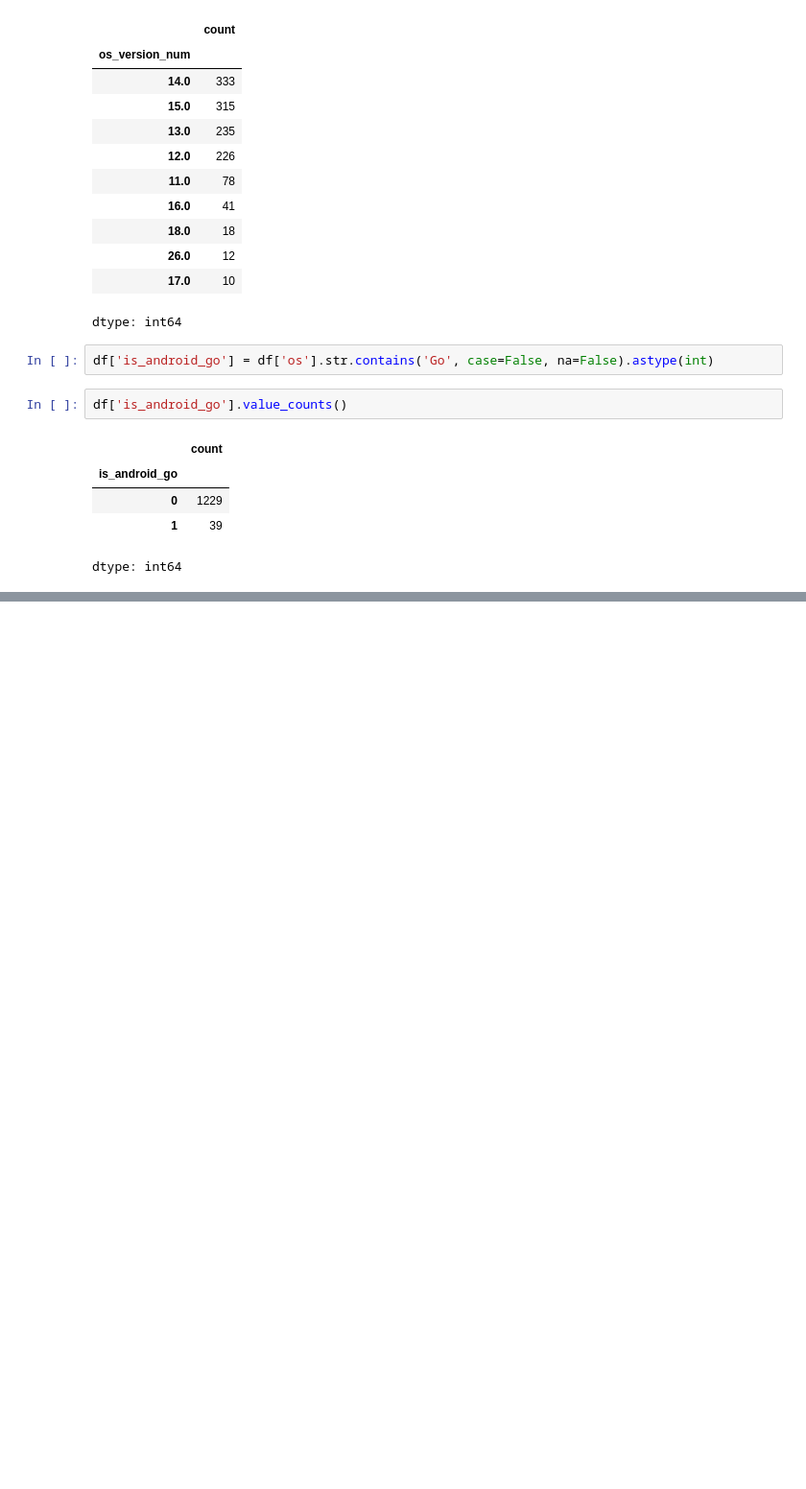
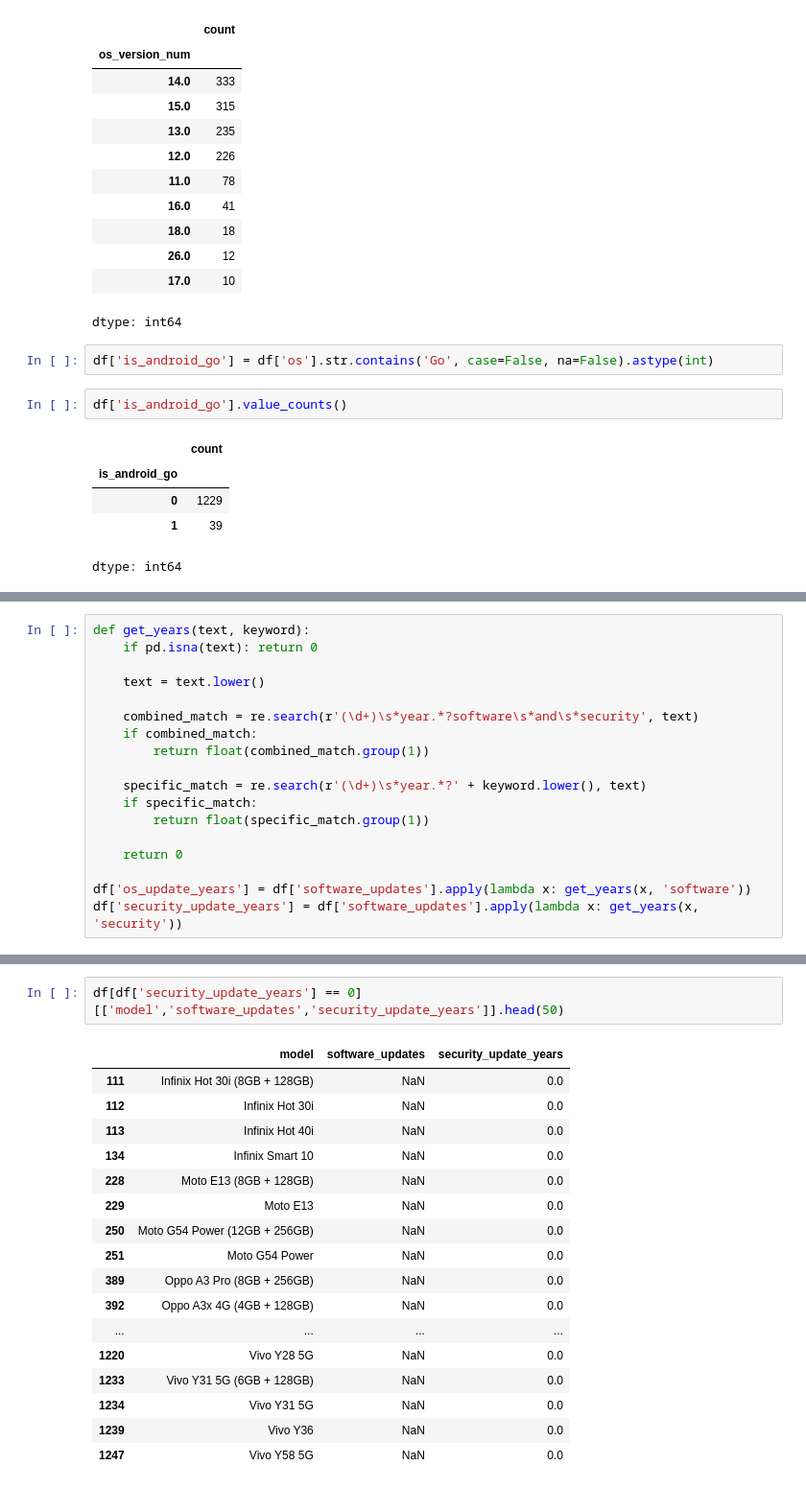
Before and after one commit to rajeshxdatascience/smartphone-recommender-system, a Jupyter notebook: SpecLens_AI_Data_Engineering.ipynb, the cells around one changed output, grey strips where cells are left out. Shown at 96% size. Drawn from its saved outputs; the diff is of its cells as text; blank space fills up the shorter version.

Commit message:
feat: extracted OS and Security update years; handled budget devices with zero OS support

```diff
--- a/SpecLens_AI_Data_Engineering.ipynb
+++ b/SpecLens_AI_Data_Engineering.ipynb
@@ -3961,0 +4005,18 @@ dtype: int64
+# %%
+def get_years(text, keyword):
+    if pd.isna(text): return 0
+
+    text = text.lower()
+
+    combined_match = re.search(r'(\d+)\s*year.*?software\s*and\s*security', text)
+    if combined_match:
+        return float(combined_match.group(1))
+
+    specific_match = re.search(r'(\d+)\s*year.*?' + keyword.lower(), text)
+    if specific_match:
+        return float(specific_match.group(1))
+
+    return 0
+
+df['os_update_years'] = df['software_updates'].apply(lambda x: get_years(x, 'software'))
+df['security_update_years'] = df['software_updates'].apply(lambda x: get_years(x, 'security'))
@@ -3961,0 +4051,20 @@ dtype: int64
+# %%
+df[df['security_update_years'] == 0][['model','software_updates','security_update_years']].head(50)
+# %% [output]
+|  | model | software_updates | security_update_years |
+| 111 | Infinix Hot 30i (8GB + 128GB) | NaN | 0.0 |
+| 112 | Infinix Hot 30i | NaN | 0.0 |
+| 113 | Infinix Hot 40i | NaN | 0.0 |
+| 134 | Infinix Smart 10 | NaN | 0.0 |
+| 228 | Moto E13 (8GB + 128GB) | NaN | 0.0 |
+| 229 | Moto E13 | NaN | 0.0 |
+| 250 | Moto G54 Power (12GB + 256GB) | NaN | 0.0 |
+| 251 | Moto G54 Power | NaN | 0.0 |
+| 389 | Oppo A3 Pro (8GB + 256GB) | NaN | 0.0 |
+| 392 | Oppo A3x 4G (4GB + 128GB) | NaN | 0.0 |
+| ... | ... | ... | ... |
+| 1220 | Vivo Y28 5G | NaN | 0.0 |
+| 1233 | Vivo Y31 5G (6GB + 128GB) | NaN | 0.0 |
+| 1234 | Vivo Y31 5G | NaN | 0.0 |
+| 1239 | Vivo Y36 | NaN | 0.0 |
+| 1247 | Vivo Y58 5G | NaN | 0.0 |
```
Also changed, not shown: parts of 45 cells of this notebook.
